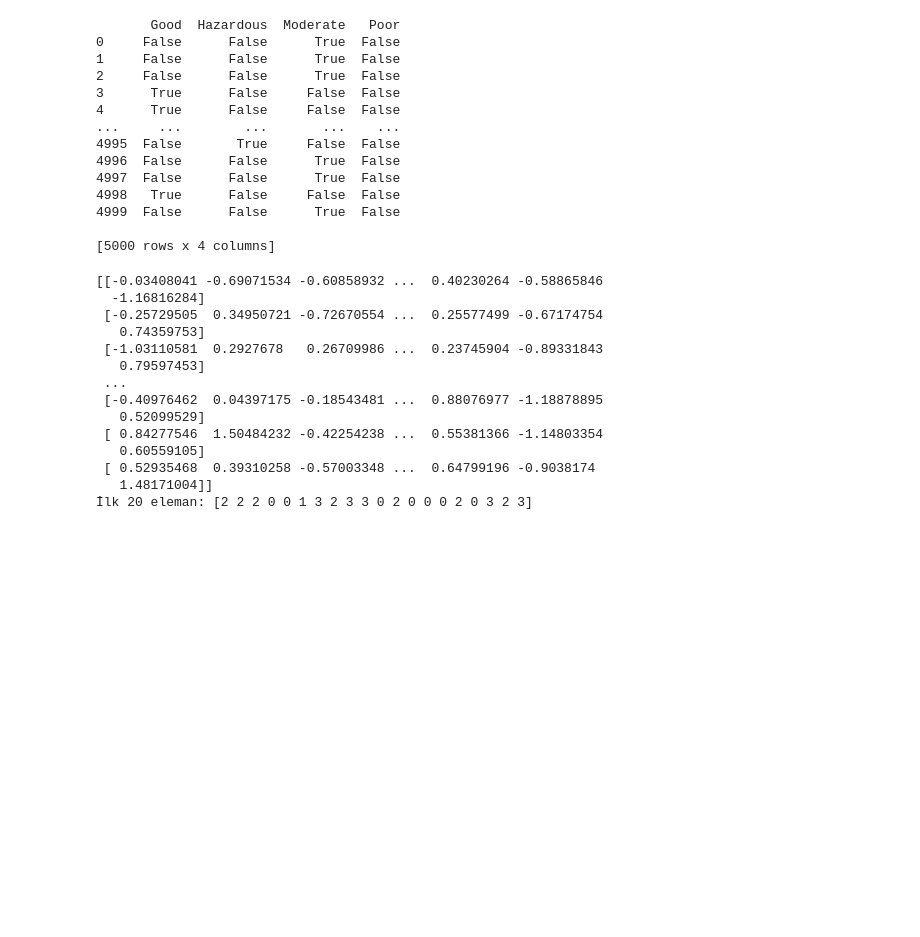
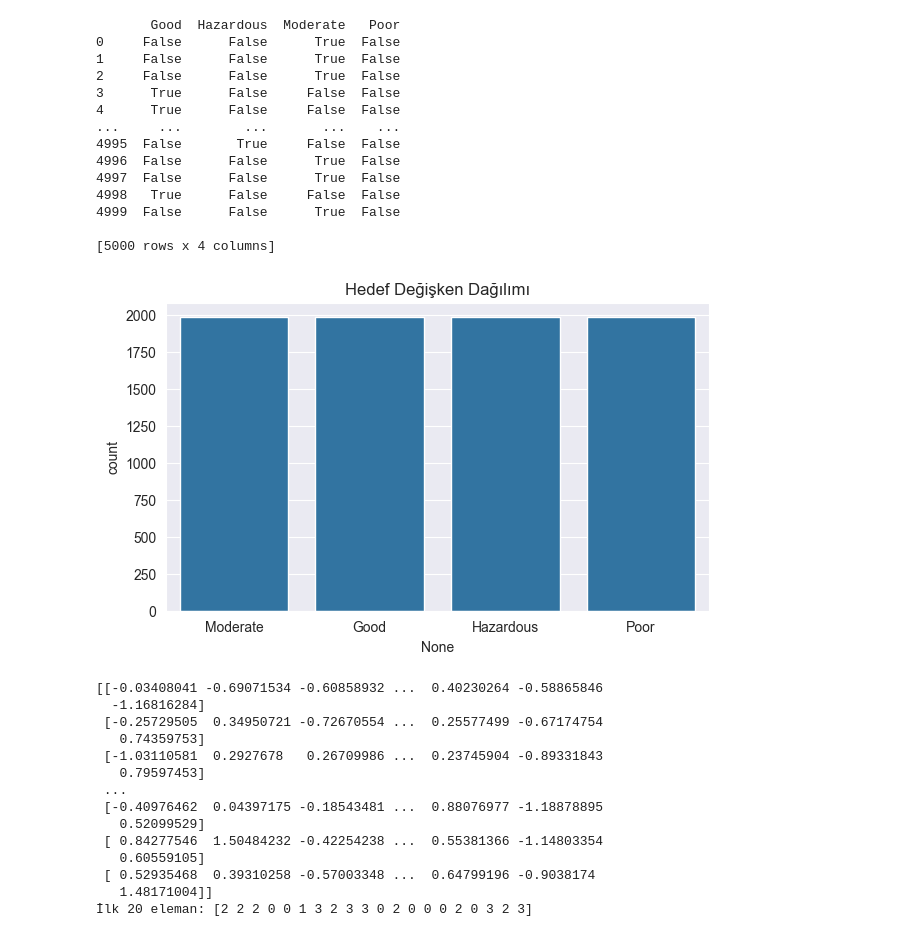
Before and after one commit to 190101007/air-quality, a Jupyter notebook: ign/main_wo_ordenc.ipynb, the cells around one changed output. Drawn from its saved outputs; the diff is of its cells as text; code cells hidden in the pictures; blank space fills up the shorter version.

```diff
--- a/ign/main_wo_ordenc.ipynb
+++ b/ign/main_wo_ordenc.ipynb
@@ -154,6 +154,13 @@ y = y_series[~combined_mask]
 # %%
 smote = SMOTE(random_state=42)
 x_balanced, y_balanced = smote.fit_resample(X_scaled, y)
+# %%
+plt.figure(figsize=(7,4))
+sns.countplot(x=y_balanced)
+plt.title('Hedef Değişken Dağılımı')
+plt.show()
+# %% [output]
+[figure, added]
 # %%
 le = LabelEncoder()
 y_balanced = le.fit_transform(y_balanced)
```
Also changed, not shown: 4 other files.
